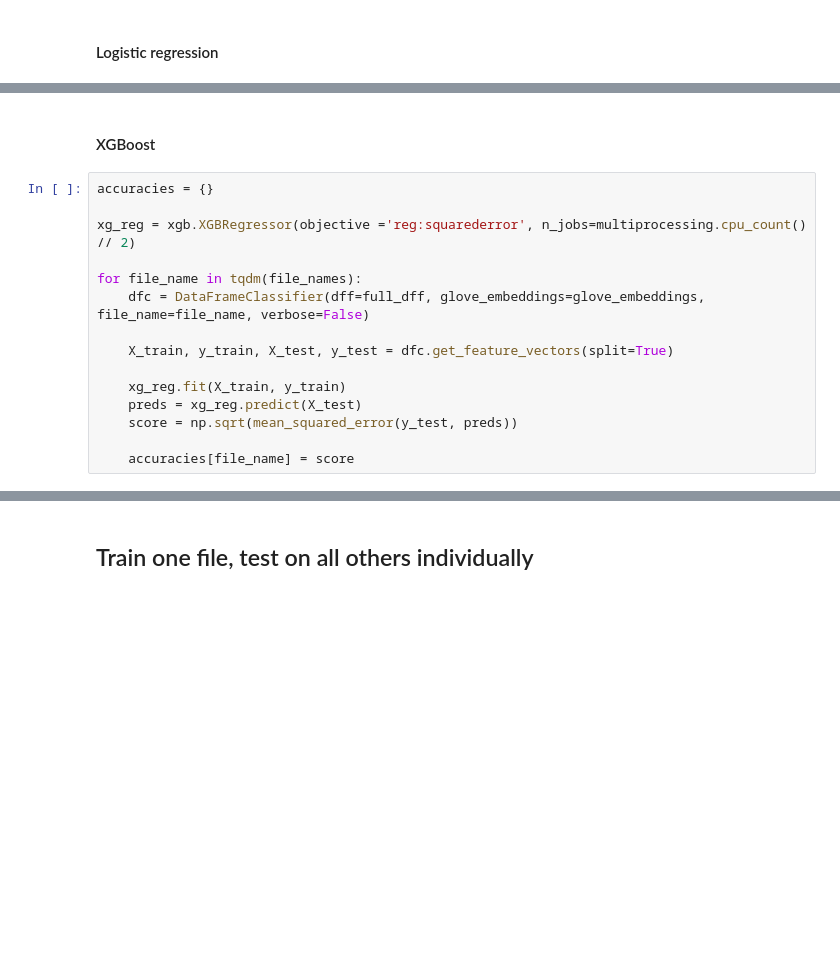
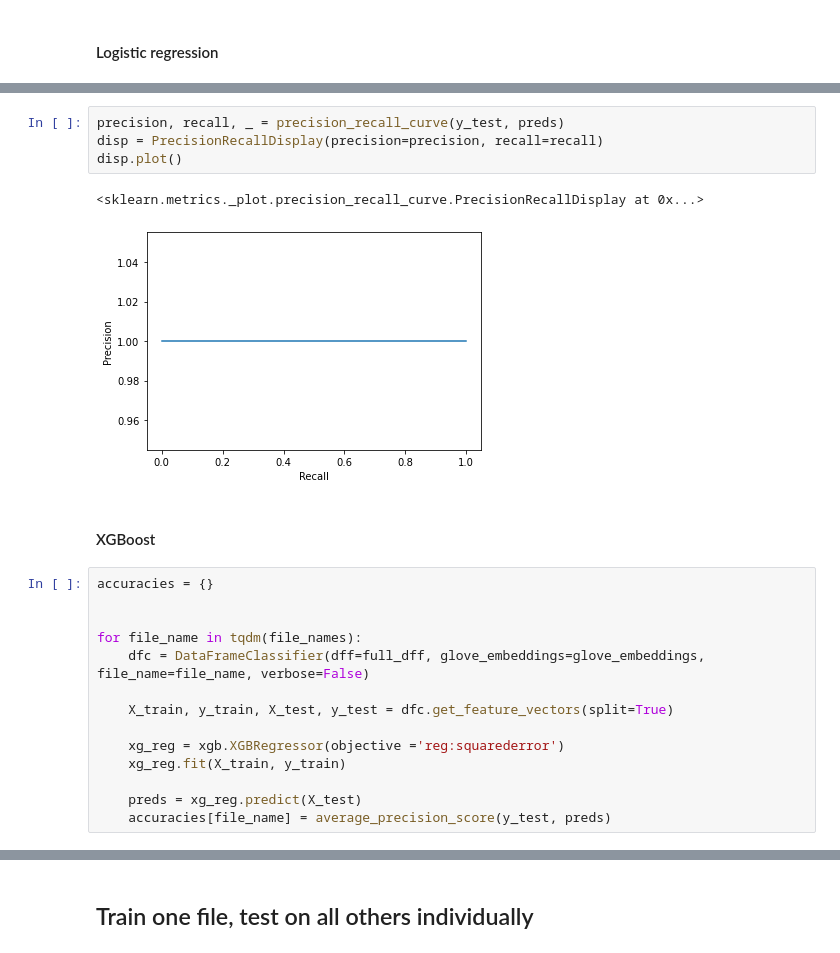
Before and after one commit to SebastianBitsch/document-similarity-search, a Jupyter notebook: new_env.ipynb, the cells around one changed output, grey strips where cells are left out. Saved outputs shown, nothing was run; the diff lists cells and outputs as text; blank space fills up the shorter version.

```diff
--- a/new_env.ipynb
+++ b/new_env.ipynb
@@ -78,20 +82,26 @@ plt.show()
+# %%
+precision, recall, _ = precision_recall_curve(y_test, preds)
+disp = PrecisionRecallDisplay(precision=precision, recall=recall)
+disp.plot()
+# %% [output]
+<sklearn.metrics._plot.precision_recall_curve.PrecisionRecallDisplay at 0x...>
+[figure, added]
 # %% [markdown]
 #### XGBoost
 # %%
 accuracies = {}
 
-xg_reg = xgb.XGBRegressor(objective ='reg:squarederror', n_jobs=multiprocessing.cpu_count() // 2)
 
 for file_name in tqdm(file_names):
     dfc = DataFrameClassifier(dff=full_dff, glove_embeddings=glove_embeddings, file_name=file_name, verbose=False)
 
     X_train, y_train, X_test, y_test = dfc.get_feature_vectors(split=True)
 
+    xg_reg = xgb.XGBRegressor(objective ='reg:squarederror')
     xg_reg.fit(X_train, y_train)
+
     preds = xg_reg.predict(X_test)
-    score = np.sqrt(mean_squared_error(y_test, preds))
-
-    accuracies[file_name] = score
+    accuracies[file_name] = average_precision_score(y_test, preds)
 # %%
 print(f"Average accuracy: {np.mean(list(accuracies.values()))}")
 print("---")
```
Also changed, not shown: parts of 18 cells of this notebook, 3 other files.
